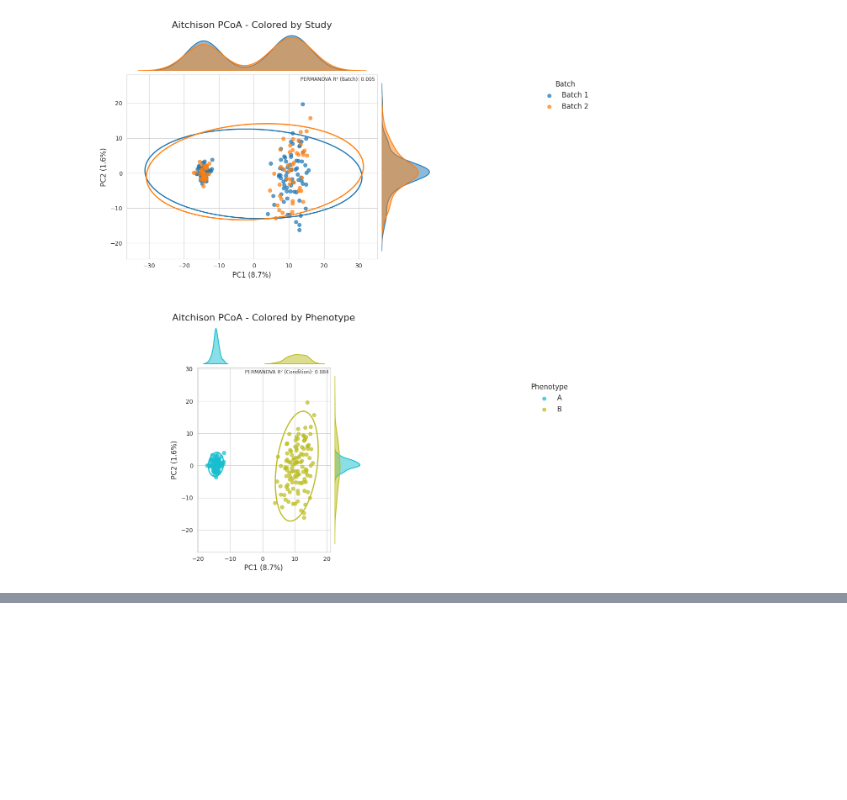
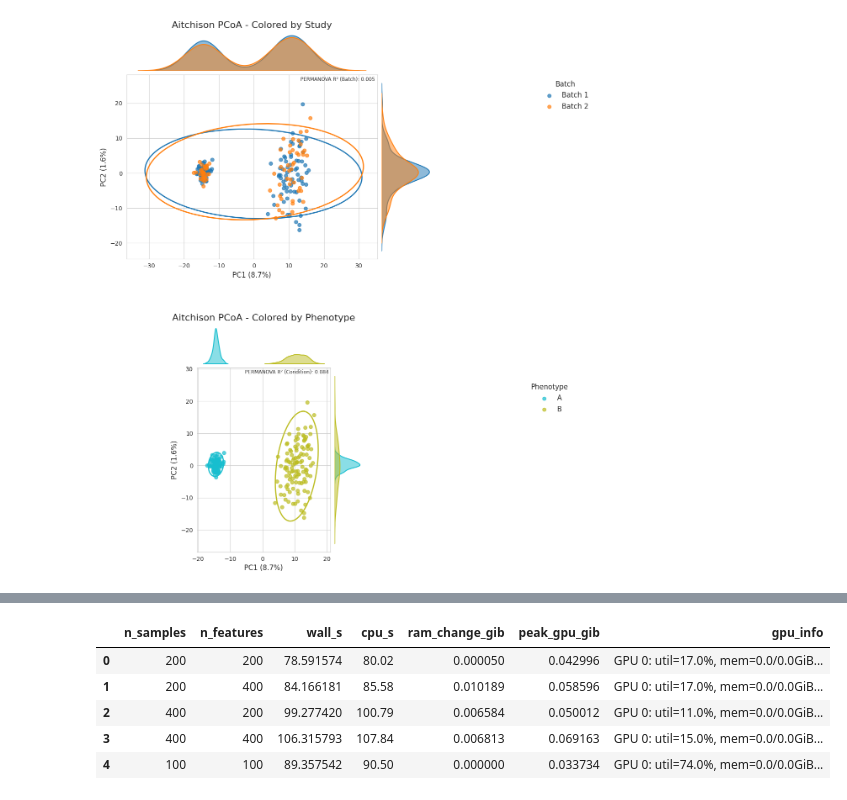
Before and after one commit to Multiomics-Analytics-Group/abaco, a Jupyter notebook: docs/tutorial/report-performance.ipynb, the cells around one changed output, grey strips where cells are left out. Saved outputs shown, nothing was run; the diff lists cells and outputs as text; code cells hidden in the pictures; blank space fills up the shorter version.

Commit message:
Performance recording mock example.

```diff
--- a/docs/tutorial/report-performance.ipynb
+++ b/docs/tutorial/report-performance.ipynb
@@ -494,0 +495,90 @@ plt.show()
+# %%
+import time
+import psutil
+import GPUtil
+
+# Samples x Taxa
+sample_n = [100, 200]
+taxa_n = [100, 200]
+
+perf_records = []
+
+for sn in sample_n:
+    for tn in taxa_n:
+        # Generate simulated data
+        bt, gt = zinb_simulated(
+            n_samples=sn,
+            n_features=tn,
+        )
+
+        # Define dataset
+        dataset = bt[0]
+
+        # Run abaco on dataset
+        batch_col = "Batch"
+        bio_col = "Condition"
+        id_col = "SampleID"
+
+        device = torch.device("cuda" if torch.cuda.is_available() else "cpu")
+
+        # for performance metrics
+        proc = psutil.Process()
+        # --- pre‐run snapshots ---
+        t0_wall = time.time()
+        t0_cpu = sum(proc.cpu_times()[:2])  # user + sys CPU s
+        mem0 = proc.memory_info().rss  # resident set size
+        torch.cuda.reset_peak_memory_stats()  # clear PyTorch peak
+
+        abaco_model = metaABaCo(
+            data = dataset,
+            n_bios = 2,
+            bio_label = bio_col,
+            n_batches=2,
+            batch_label=batch_col,
+            n_features=dataset.select_dtypes(include="number").shape[1],
+            prior="VMM",
+            device=device
+        )
+
+        recon_data = abaco_model.fit(seed=42)
+
+        # --- post‐run snapshots ---
+        t1_wall = time.time()
+        t1_cpu = sum(proc.cpu_times()[:2])
+        mem1 = proc.memory_info().rss
+        peak_gpu = torch.cuda.max_memory_allocated()
+
+        # --- GPU‐side current status ---
+        gpus = GPUtil.getGPUs()
+
+        # collect metrics
+        ram_change_gib = (mem1 - mem0) / 1024**3
+        peak_gpu_gib = peak_gpu / 1024**3
+        gpu_info = "; ".join(
+            [
+            f"GPU {g.id}: util={g.load*100:.1f}%, mem={g.memoryUsed/1024**3:.1f}/{g.memoryTotal/1024**3:.1f}GiB"
+            for g in gpus
+            ]
+        )
+
+        perf_records.append(
+            {
+            "n_samples": sn,
+            "n_features": tn,
+            "wall_s": t1_wall - t0_wall,
+            "cpu_s": t1_cpu - t0_cpu,
+            "ram_change_gib": ram_change_gib,
+            "peak_gpu_gib": peak_gpu_gib,
+            "gpu_info": gpu_info,
+            }
+        )
+
+perf_records_df = pd.DataFrame(perf_records)
+perf_records_df.head()
+# %% [output]
+|  | n_samples | n_features | wall_s | cpu_s | ram_change_gib | peak_gpu_gib | gpu_info |
+| 0 | 200 | 200 | 78.591574 | 80.02 | 0.000050 | 0.042996 | GPU 0: util=17.0%, mem=0.0/0.0GiB... |
+| 1 | 200 | 400 | 84.166181 | 85.58 | 0.010189 | 0.058596 | GPU 0: util=17.0%, mem=0.0/0.0GiB... |
+| 2 | 400 | 200 | 99.277420 | 100.79 | 0.006584 | 0.050012 | GPU 0: util=11.0%, mem=0.0/0.0GiB... |
+| 3 | 400 | 400 | 106.315793 | 107.84 | 0.006813 | 0.069163 | GPU 0: util=15.0%, mem=0.0/0.0GiB... |
+| 4 | 100 | 100 | 89.357542 | 90.50 | 0.000000 | 0.033734 | GPU 0: util=74.0%, mem=0.0/0.0GiB... |
```
Also changed, not shown: parts of 2 cells of this notebook.
